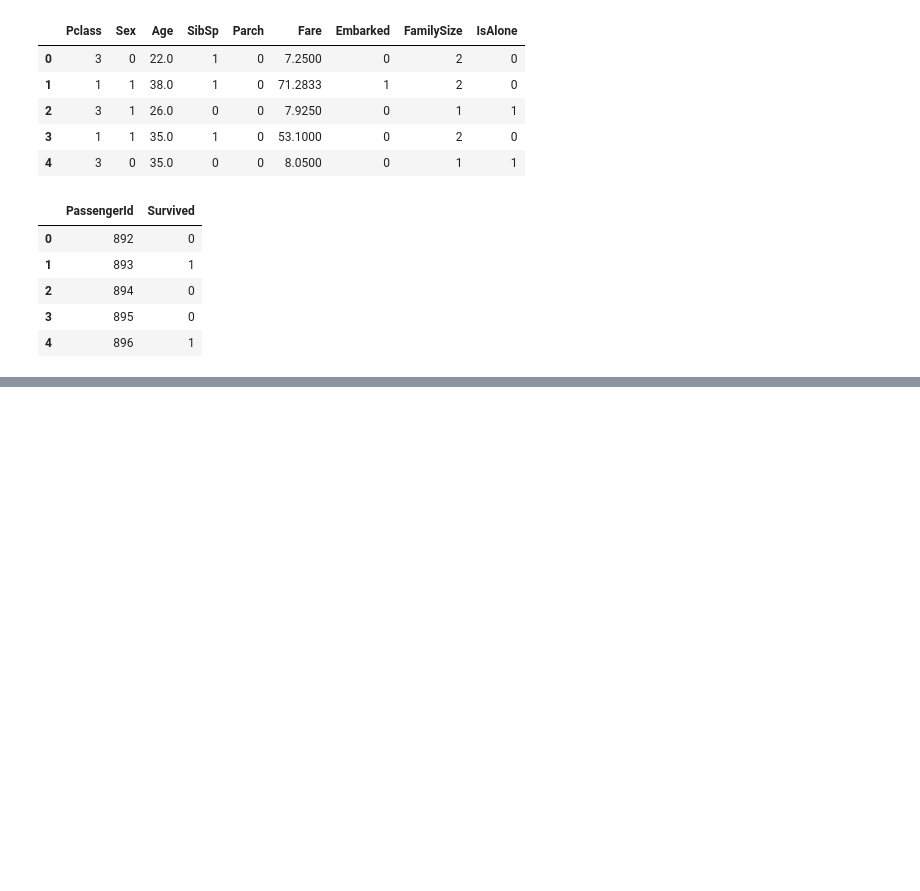
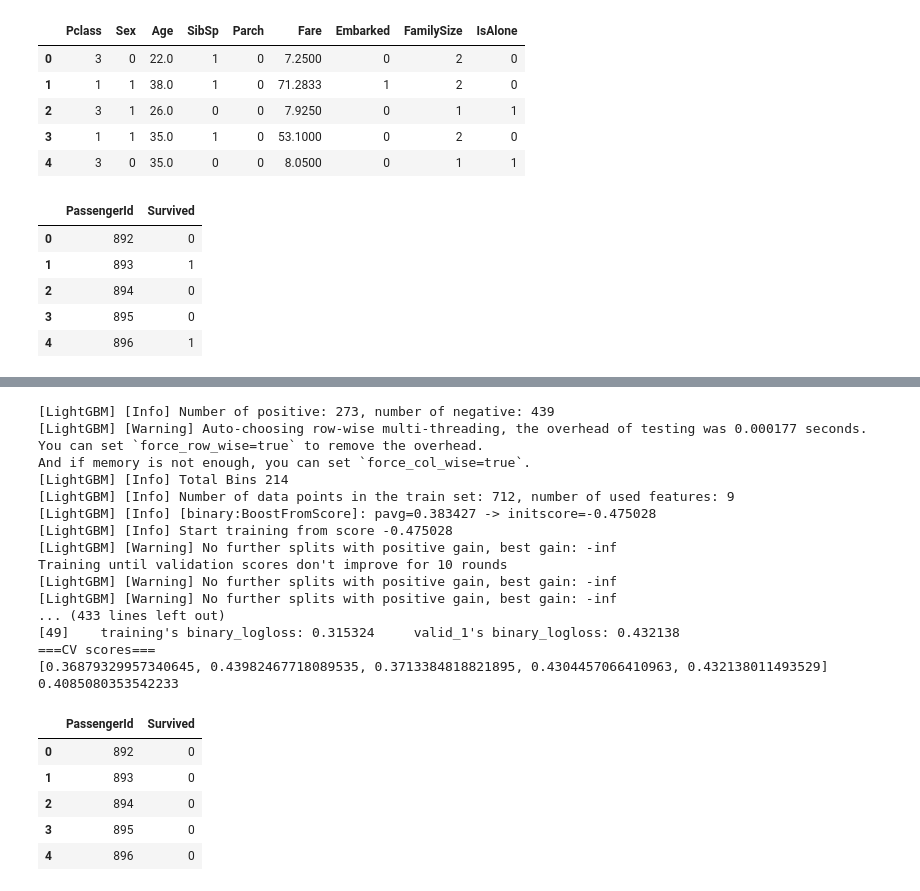
Before and after one commit to satmat/study_kaggle, a Jupyter notebook: titanic-python-kaggle-start-book.ipynb, the cells around one changed output, grey strips where cells are left out. Cells and saved outputs as stored; diff of their text form; code cells hidden in the pictures; blank space fills up the shorter version.

Commit message:
Kaggle Notebook | titanic-python-kaggle-start-book | Version 10 PythonではじめるKaggleスタートブック 2.7

```diff
--- a/titanic-python-kaggle-start-book.ipynb
+++ b/titanic-python-kaggle-start-book.ipynb
@@ -811,4 +773,5 @@ Early stopping, best iteration is:
 # %%
+# https://www.kaggle.com/sishihara/python-kaggle-start-book-ch02-07
 # 交差検証(Cross Validation)
 train = pd.read_csv('../input/titanic/train.csv')
 test = pd.read_csv('../input/titanic/test.csv')
@@ -823,31 +786,106 @@ data['Fare'].fillna(np.mean(data['Fare']), inplace=True)
 data['Age'].fillna(data['Age'].median(), inplace=True)
 data['FamilySize'] = data['Parch'] + data['SibSp'] + 1
 data['IsAlone'] = 0
 data.loc[data['FamilySize'] == 1, 'IsAlone'] = 1
 
 delete_columns = ['Name', 'PassengerId', 'Ticket', 'Cabin']
 data.drop(delete_columns, axis=1, inplace=True)
 
 train = data[:len(train)]
 test = data[len(train):]
 
 y_train = train['Survived']
 X_train = train.drop('Survived', axis=1)
 X_test = test.drop('Survived', axis=1)
 
 #X_train.head()
 
 from sklearn.model_selection import KFold
 
 y_preds = []
 models = []
 oof_train = np.zeros((len(X_train),))
 cv = KFold(n_splits=5, shuffle=True, random_state=0)
 
 categorical_features = ['Embarked', 'Pclass', 'Sex']
 
 params = {
     'objective': 'binary',
+    'max_bin': 300,
+    'learning_rate': 0.05,
+    'num_leaves': 40
 }
 
-# next https://www.kaggle.com/sishihara/python-kaggle-start-book-ch02-07 の続き
+for fold_id, (train_index, valid_index) in enumerate(cv.split(X_train)):
+    X_tr = X_train.loc[train_index, :]
+    X_val = X_train.loc[valid_index, :]
+    y_tr = y_train[train_index]
+    y_val = y_train[valid_index]
+
+    lgb_train = lgb.Dataset(X_tr,
+                           y_tr,
+                           categorical_feature=categorical_features)
+    lgb_eval = lgb.Dataset(X_val,
+                           y_val,
+                           reference=lgb_train,
+                           categorical_feature=categorical_features)
+    model = lgb.train(params,
+                      lgb_train,
+                      valid_sets=[lgb_train, lgb_eval],
+                      verbose_eval=10,
+                      num_boost_round=1000,
+                      early_stopping_rounds=10)
+
+    oof_train[valid_index] = model.predict(X_val, num_iteration=model.best_iteration)
+    y_pred = model.predict(X_test, num_iteration=model.best_iteration)
+
+    y_preds.append(y_pred)
+    models.append(model)
+
+pd.DataFrame(oof_train).to_csv('oof_train_kfold.csv', index=False)
+
+scores = [
+    m.best_score['valid_1']['binary_logloss'] for m in models
+]
+
+score = sum(scores) / len(scores)
+print('===CV scores===')
+print(scores)
+print(score)
+
+from sklearn.metrics import accuracy_score
+
+y_pred_oof = (oof_train > 0.5).astype(int)
+#accuracy_score(y_train, y_pred_oof)
+#len(y_preds)
+y_preds[0][:10]
+y_sub = sum(y_preds) / len(y_preds)
+y_sub = (y_sub > 0.5).astype(int)
+#y_sub[:10]
+sub['Survived'] = y_sub
+sub.to_csv('submission_lightgbm_kfold.csv', index=False)
+sub.head()
+# %% [output]
+[LightGBM] [Info] Number of positive: 273, number of negative: 439
+[LightGBM] [Warning] Auto-choosing row-wise multi-threading, the overhead of testing was 0.000177 seconds.
+You can set `force_row_wise=true` to remove the overhead.
+And if memory is not enough, you can set `force_col_wise=true`.
+[LightGBM] [Info] Total Bins 214
+[LightGBM] [Info] Number of data points in the train set: 712, number of used features: 9
+[LightGBM] [Info] [binary:BoostFromScore]: pavg=0.383427 -> initscore=-0.475028
+[LightGBM] [Info] Start training from score -0.475028
+[LightGBM] [Warning] No further splits with positive gain, best gain: -inf
+Training until validation scores don't improve for 10 rounds
+[LightGBM] [Warning] No further splits with positive gain, best gain: -inf
+[LightGBM] [Warning] No further splits with positive gain, best gain: -inf
+... (433 lines left out)
+[49]    training's binary_logloss: 0.315324     valid_1's binary_logloss: 0.432138
+===CV scores===
+[0.36879329957340645, 0.43982467718089535, 0.3713384818821895, 0.4304457066410963, 0.432138011493529]
+0.4085080353542233
+|  | PassengerId | Survived |
+| 0 | 892 | 0 |
+| 1 | 893 | 0 |
+| 2 | 894 | 0 |
+| 3 | 895 | 0 |
+| 4 | 896 | 0 |
```
Also changed, not shown: parts of 8 cells of this notebook.
